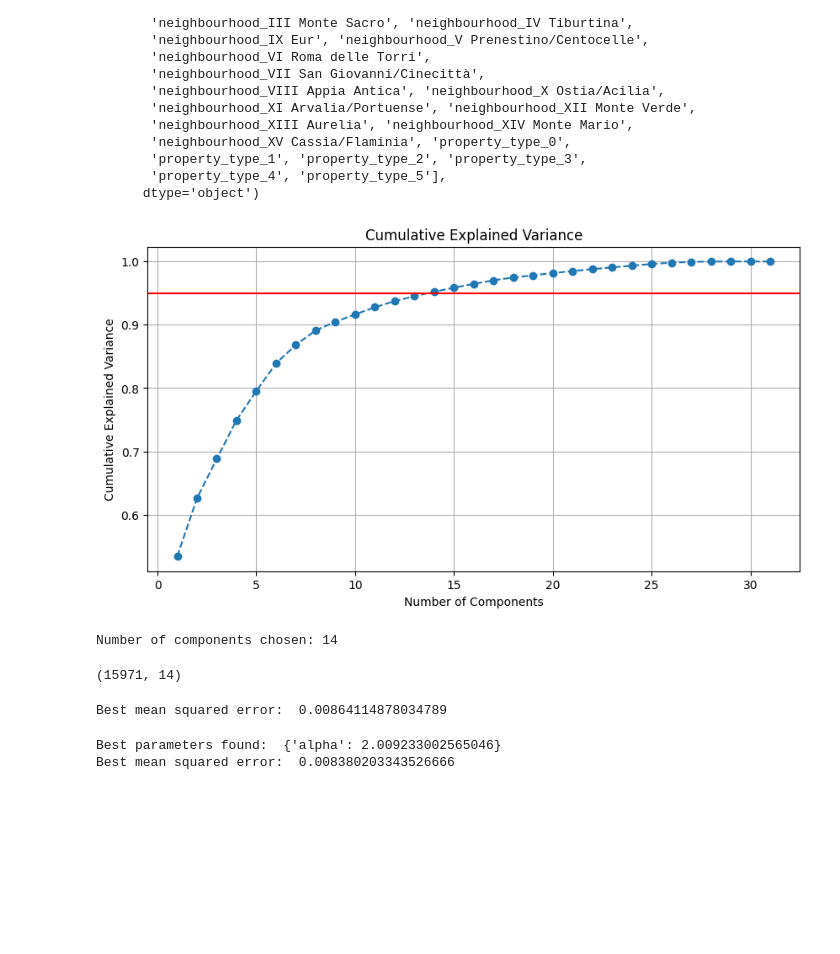
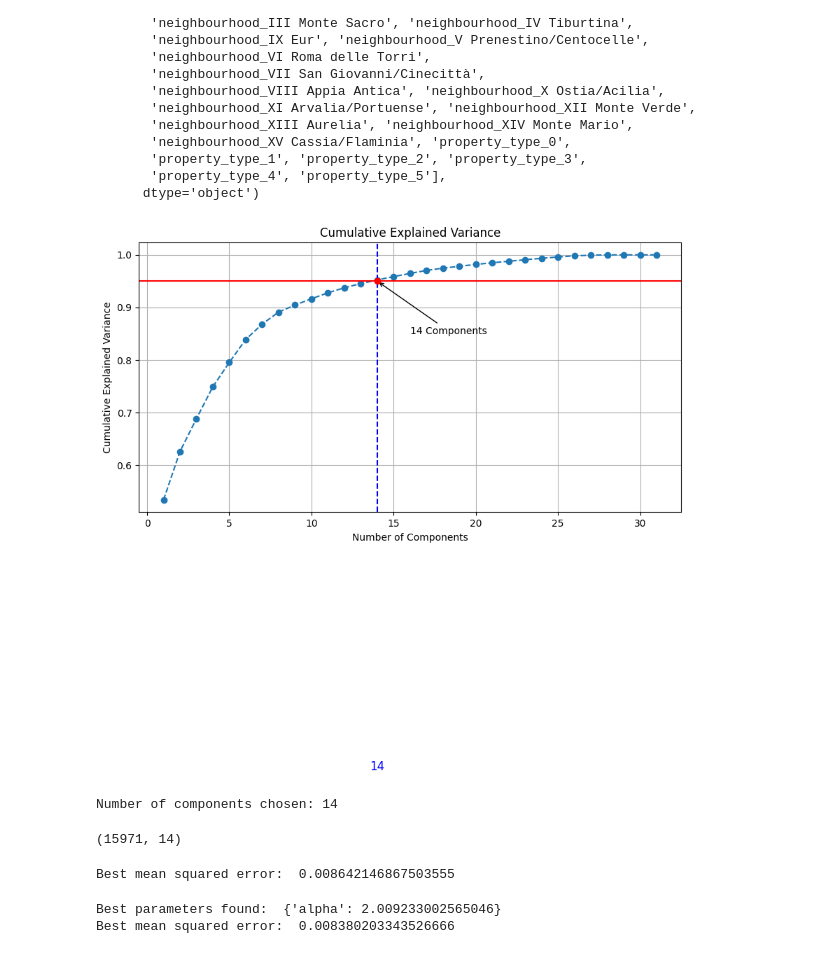
Before and after one commit to LorenzoBonanni/RomeAirbnbAnalysis, a Jupyter notebook: model.ipynb, the cells around one changed output. Cells and saved outputs as stored; diff of their text form; code cells hidden in the pictures; blank space fills up the shorter version.

Commit message:
fix plots

```diff
--- a/model.ipynb
+++ b/model.ipynb
@@ -89,29 +89,37 @@ X_test[columns_to_standardize] = scaler.transform(X_test[columns_to_standardize]
 # %%
 # Step 3: Perform PCA
 threshold = 0.95
-pca = PCA()
-pca.fit(X_train)
+pca = PCA().fit(X_train)
 
 # Step 4: Calculate explained variance
-explained_variance = pca.explained_variance_ratio_
-cumulative_variance = np.cumsum(explained_variance)
+cumulative_variance = np.cumsum(pca.explained_variance_ratio_)
 
 # Step 5: Plot the cumulative explained variance
 plt.figure(figsize=(10, 5))
 plt.plot(range(1, len(cumulative_variance) + 1), cumulative_variance, marker='o', linestyle='--')
-plt.axhline(y=threshold, color='r', linestyle='-')  # Line for threshold
+plt.axhline(y=threshold, color='r', linestyle='-')
+n_components = np.argmax(cumulative_variance >= threshold) + 1
+plt.axvline(x=n_components, color='b', linestyle='--')
+
+# Annotations
+plt.annotate(f'{n_components} Components',
+             xy=(n_components, threshold),
+             xytext=(n_components + 2, threshold - 0.1),
+             arrowprops=dict(facecolor='black', arrowstyle='->'),
+             fontsize=10)
+plt.text(n_components, 0.02, f'{n_components}', color='blue', ha='center', fontsize=12)
+plt.scatter(n_components, threshold, color='red', zorder=5)
+
+# Labels and title
 plt.title('Cumulative Explained Variance')
 plt.xlabel('Number of Components')
 plt.ylabel('Cumulative Explained Variance')
 plt.grid()
 plt.show()
 
-# Step 6: Determine the number of components
-
-n_components = np.argmax(cumulative_variance >= threshold) + 1
 print(f"Number of components chosen: {n_components}")
 # %% [output]
-[figure, old version]
+[figure, new version]
 Number of components chosen: 14
 # %%
 pca = PCA(n_components=n_components)
@@ -137,7 +145,7 @@ grid_search_linreg.fit(X_train_transform, y_train)
 # print("Best parameters found: ", grid_search_linreg.best_params_)
 print("Best mean squared error: ", -grid_search_linreg.best_score_)
 # %% [output]
-Best mean squared error:  0.00864114878034789
+Best mean squared error:  0.008642146867503555
 # %%
 # Ridge Regression
 alphas = np.logspace(-6, 6, 100, base=10)
```
Also changed, not shown: parts of 6 cells of this notebook.
